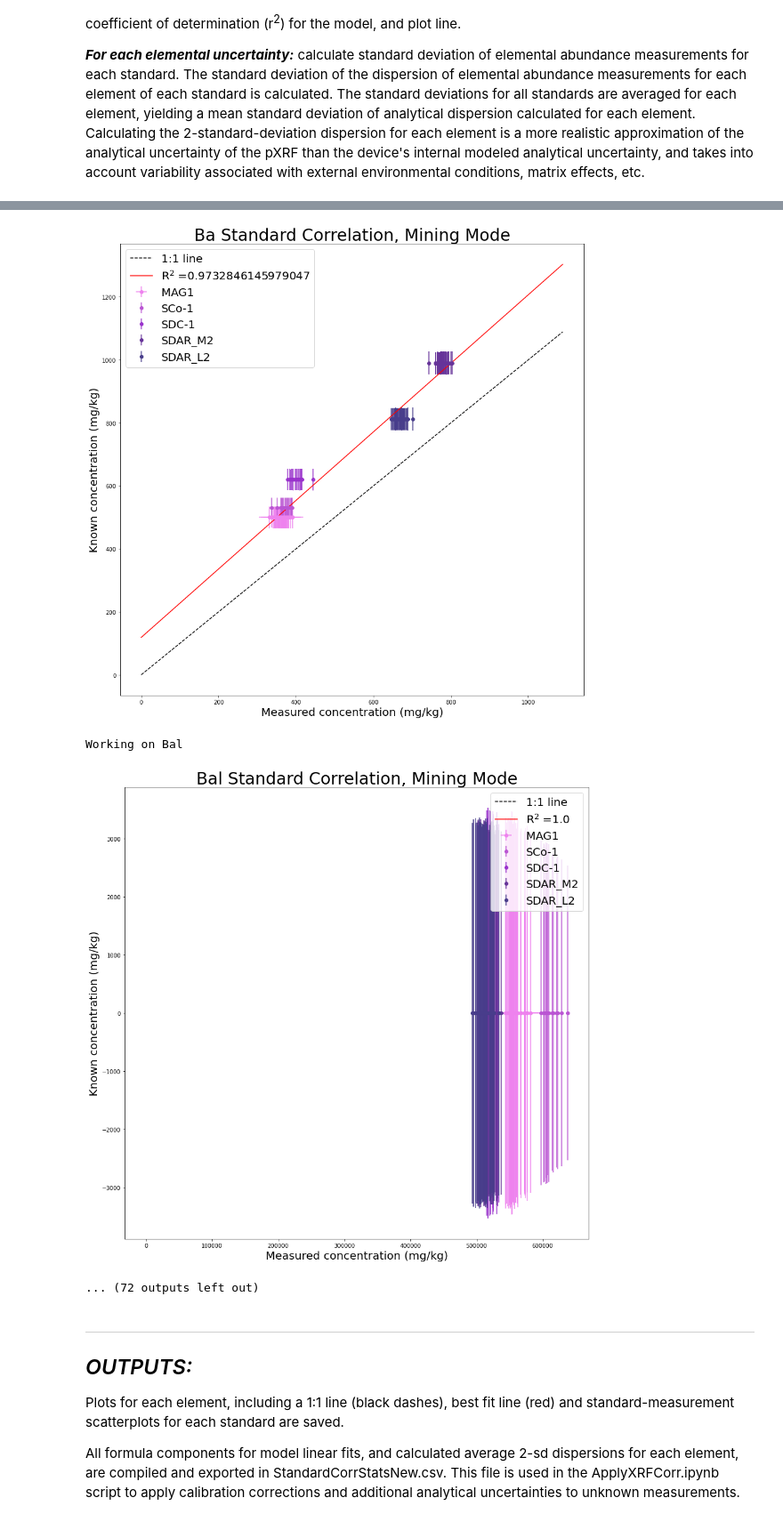
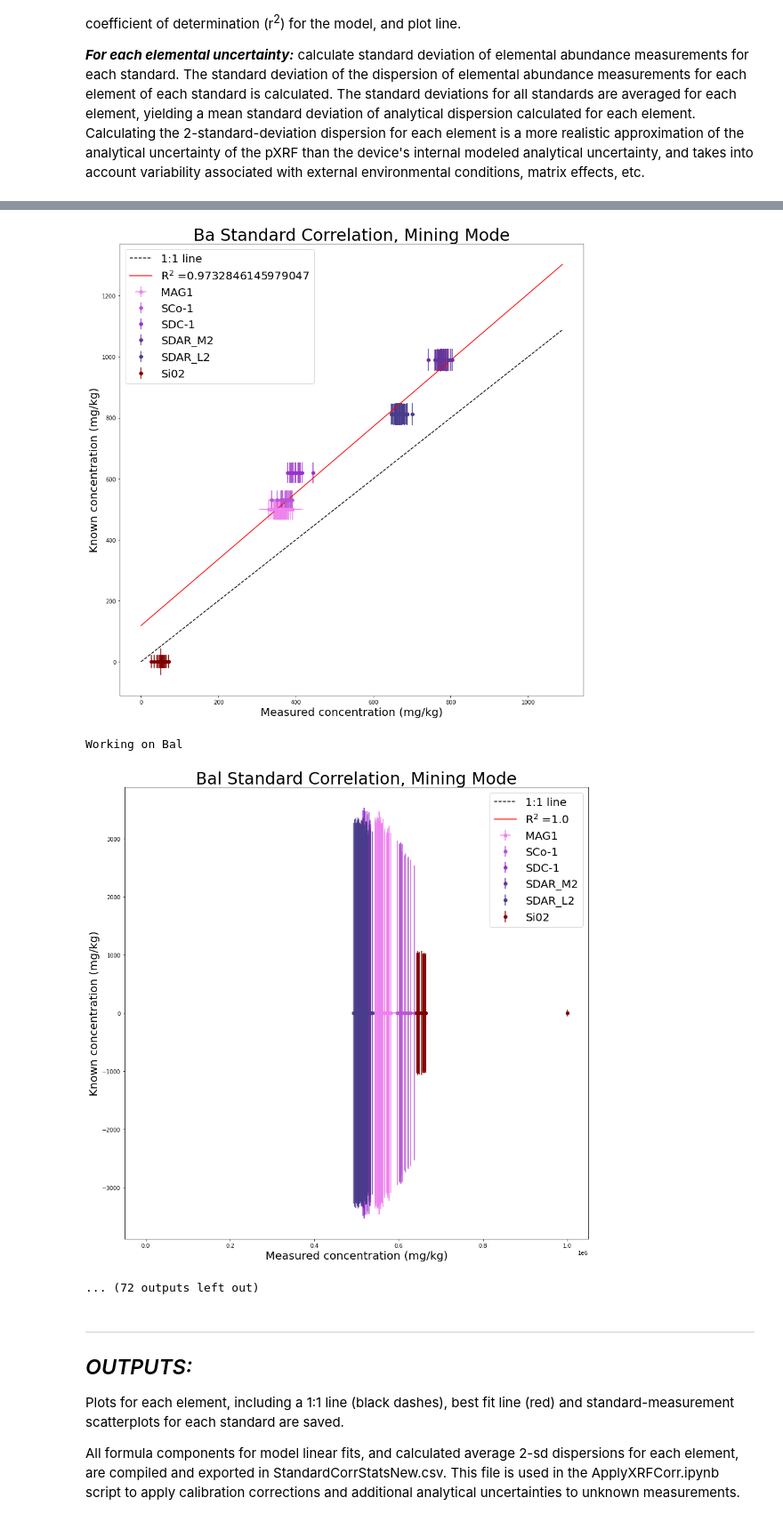
Before and after one commit to eliel-anttila/NITONXL5_PLUS_Calibration, a Jupyter notebook: NITONXL5_StandardCorrelationNEW.ipynb, the cells around one changed output, grey strips where cells are left out. Shown at 89% size. Cells and saved outputs as stored; diff of their text form; code cells hidden in the pictures.

Commit message:
Add Si
Uncorporate Si standard into correlation scheme.

```diff
--- a/NITONXL5_StandardCorrelationNEW.ipynb
+++ b/NITONXL5_StandardCorrelationNEW.ipynb
@@ -68,7 +68,7 @@ SCO1=pd.read_csv('INPUT_CSV/Standard Data/SCo_1_NEW.csv') .fillna(0)
 SDC1=pd.read_csv('INPUT_CSV/Standard Data/SDC-1_NEW.csv').fillna(0)
 SDARM2=pd.read_csv('INPUT_CSV/Standard Data/SDAR_M2NEW.csv').fillna(0)
 SDARL2=pd.read_csv('INPUT_CSV/Standard Data/SDAR_L2NEW.csv').fillna(0)
-#SiO2=pd.read_csv('INPUT_CSV/Standard Data/SIO2.csv').fillna(0)
+SiO2=pd.read_csv('INPUT_CSV/Standard Data/SIO2.csv').fillna(0)
 # %% [markdown]
 * * *
 <h2><i>Define list of elements to loop through.
@@ -97,7 +97,7 @@ for jj in range(0,len(listofelements)): #loop through each element
     SDC1_measured = SDC1[element]
     SDARM2_measured = SDARM2[element]
     SDARL2_measured = SDARL2[element]
-    #SiO2_measured = SiO2[element] #NOTE: add additional standards here follwing this format, as well as in all additional lines that involve concatenation etc... Make sure to add the known elemental abundances of the standard to the USGS standards compiled file (USGS_STAND.csv)
+    SiO2_measured = SiO2[element] #NOTE: add additional standards here follwing this format, as well as in all additional lines that involve concatenation etc... Make sure to add the known elemental abundances of the standard to the USGS standards compiled file (USGS_STAND.csv)
 
     ##Standard Data
     MAG1_standards = [USGS.loc[0,element]]*len(MAG1_measured) #locate the row and column of the elemental abundance of each specific standard, and create an array of the same length as the measured standard array.
@@ -105,7 +105,7 @@ for jj in range(0,len(listofelements)): #loop through each element
     SDC1_standards = [USGS.loc[2,element]]*len(SDC1_measured)
     SDARM2_standards = [USGS.loc[4,element]]*len(SDARM2_measured)
     SDARL2_standards = [USGS.loc[5,element]]*len(SDARL2_measured)
-    #Si02_standards = [USGS.loc[3,element]]*len(SiO2_measured)
+    Si02_standards = [USGS.loc[3,element]]*len(SiO2_measured)
 
     combined_measured=np.concatenate([MAG1_measured,SCO1_measured,SDC1_measured,SDARM2_measured,SDARL2_measured]) #unify into a single dataframe.
     combined_standards=np.concatenate([MAG1_standards,SCO1_standards,SDC1_standards,SDARM2_standards,SDARL2_standards])
@@ -128,7 +128,7 @@ for jj in range(0,len(listofelements)): #loop through each element
     sig_sdc1 = 2*statistics.stdev(SDC1_measured)
     sig_sdarm = 2*statistics.stdev(SDARM2_measured)
     sig_sdarl = 2*statistics.stdev(SDARL2_measured)
-    #sig_si02 = 2*statistics.stdev(SiO2_measured)
+    sig_si02 = 2*statistics.stdev(SiO2_measured)
 
     ##find average 2sigma uncertainty across all standards for each element
     comp_sig = [sig_mag1,sig_sco1,sig_sdc1,sig_sdarm,sig_sdarl]
@@ -172,7 +172,7 @@ for jj in range(0,len(listofelements)): #loop through each element
     plt.errorbar(SDARL2_measured,SDARL2_standards, yerr=SDARL2[elementerr], fmt="o", color='darkslateblue', label='SDAR_L2')
 
     #SiO2_
-    #plt.errorbar(SiO2_measured,Si02_standards, yerr=SiO2[elementerr], fmt="o", color='maroon', label='Si02')
+    plt.errorbar(SiO2_measured,Si02_standards, yerr=SiO2[elementerr], fmt="o", color='maroon', label='Si02')
 
 
     #PLOT LINEAR REGRESSION FIT
@@ -182,7 +182,7 @@ for jj in range(0,len(listofelements)): #loop through each element
     max_SDC1=np.max(SDC1_standards)
     max_SDARM2=np.max(SDARM2_standards)
     max_SDARL2=np.max(SDARL2_standards)
-    #max_Si02=np.max(Si02_standards)
+    max_Si02=np.max(Si02_standards)
     comb_max=[max_MAG1, max_SCO1,max_SDC1,max_SDARM2, max_SDARL2]
     standard_max=np.max(comb_max)
 
@@ -220,7 +220,7 @@ Working on Au
 Working on Ba
-[figure, old version]
+[figure, new version]
 Working on Bal
-[figure, old version]
+[figure, new version]
 ... (72 outputs left out)
 # %% [markdown]
 * * *
```
Also changed, not shown: parts of 1 cell of this notebook, 43 other files.
